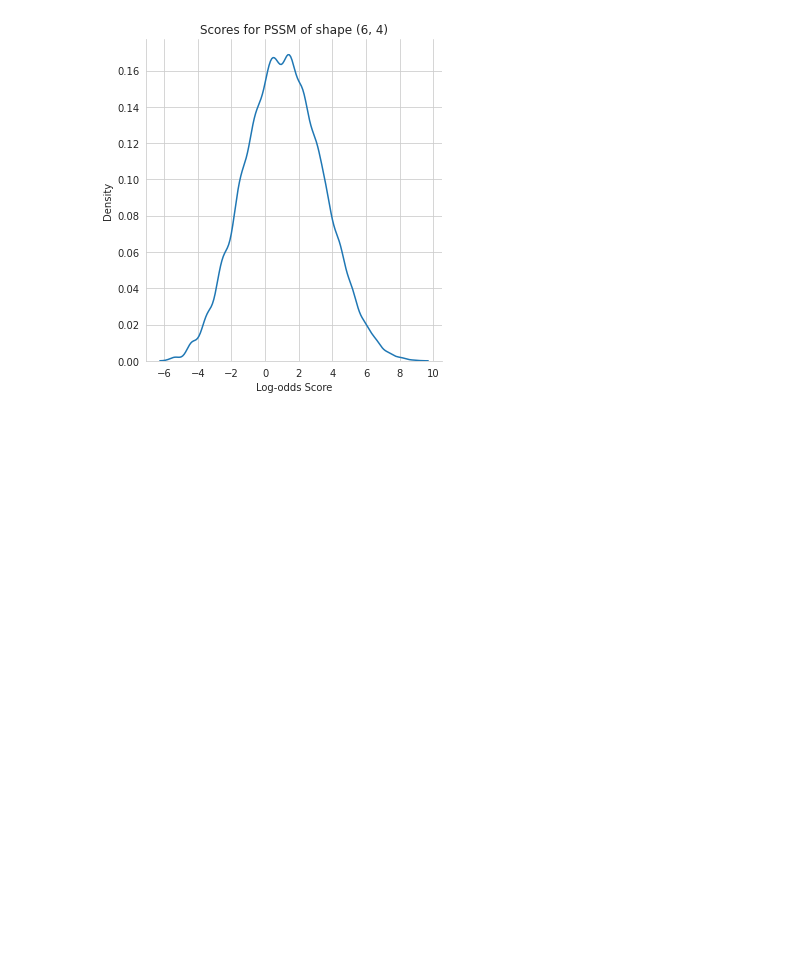
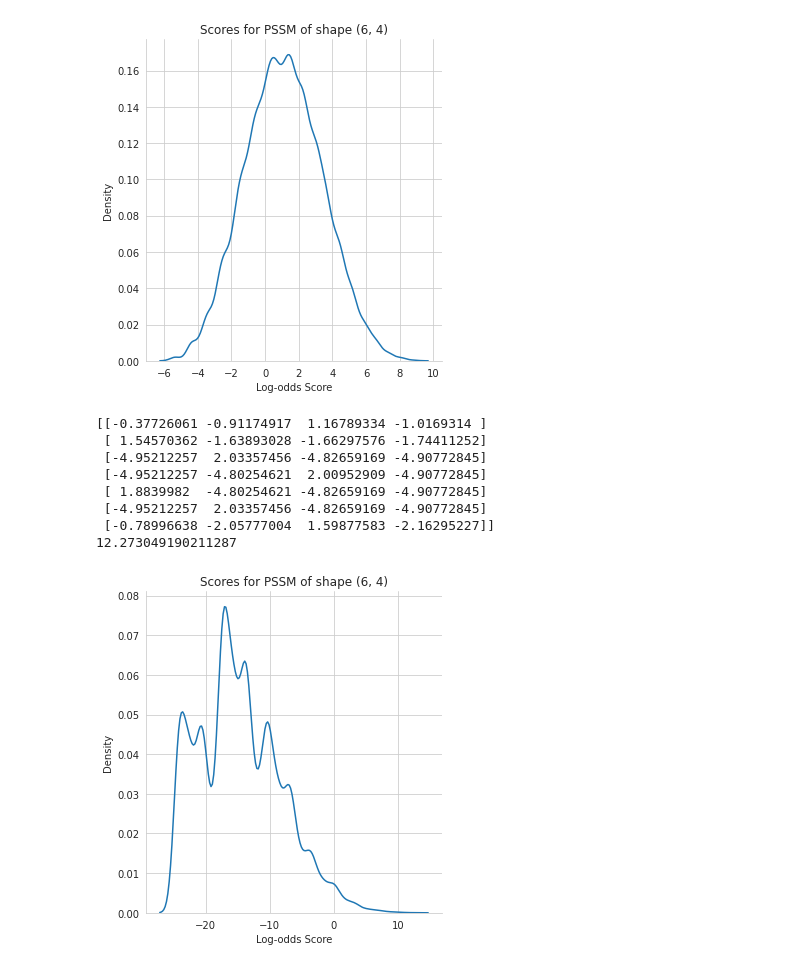
Before and after one commit to moritsih/BSc_enriched_autologous_RBP, a Jupyter notebook: FIMO_density_pvalue.ipynb, the cells around one changed output. Drawn from its saved outputs; the diff is of its cells as text; code cells hidden in the pictures; blank space fills up the shorter version.

```diff
--- a/FIMO_density_pvalue.ipynb
+++ b/FIMO_density_pvalue.ipynb
@@ -60,3 +63,54 @@ def get_cdf_from_distribution(distribution, plot=False):
 cdf = get_cdf_from_distribution(all_scores)
 # %% [output]
 [figure]
+# %%
+import math
+#MOTIF ENSG00000115875 RNAcompete
+#letter-probability matrix: alength= 4 w= 7
+
+#pval: 5.61e-05; match:GACGACG
+array = np.array([[0.203253094216, 0.126506578204, 0.543733751829, 0.126506578204],
+                  [0.77073854682, 0.076420483562, 0.076420483562, 0.076420483562],
+                  [0.00852837899557, 0.974414859209, 0.00852837899557, 0.00852837899557],
+                  [0.00852837899557, 0.00852837899557, 0.974414859209, 0.00852837899557],
+                  [0.974414859209, 0.00852837899557, 0.00852837899557, 0.00852837899557],
+                  [0.00852837899557, 0.974414859209, 0.00852837899557, 0.00852837899557],
+                  [0.152686398834, 0.0571645056273, 0.732984592797, 0.0571645056273]])
+
+bg = [0.264,0.238,0.242, 0.256]
+for i,nuc in enumerate(array.T):
+    array.T[i] = np.log2(nuc/bg[i])
+
+
+print(array)
+score=0
+match = np.array([3,1,2,3,1,2,3]) - 1
+
+for i,line in enumerate(array):
+    dig = match[i]
+    score += array[i][dig]
+    #print(array[i][dig])
+
+print(score)
+
+distribution = calculate_all_possible_scores(array, 0.9)
+
+def score_to_pvalue(score):
+    score = 2**score
+
+    p = score/(score+1)
+
+    return 1-p
+
+#score_to_pvalue(score)
+# 0.0000561
+# %% [output]
+[[-0.37726061 -0.91174917  1.16789334 -1.0169314 ]
+ [ 1.54570362 -1.63893028 -1.66297576 -1.74411252]
+ [-4.95212257  2.03357456 -4.82659169 -4.90772845]
+ [-4.95212257 -4.80254621  2.00952909 -4.90772845]
+ [ 1.8839982  -4.80254621 -4.82659169 -4.90772845]
+ [-4.95212257  2.03357456 -4.82659169 -4.90772845]
+ [-0.78996638 -2.05777004  1.59877583 -2.16295227]]
+12.273049190211287
+[figure, added]
```
Also changed, not shown: parts of 3 cells of this notebook.
